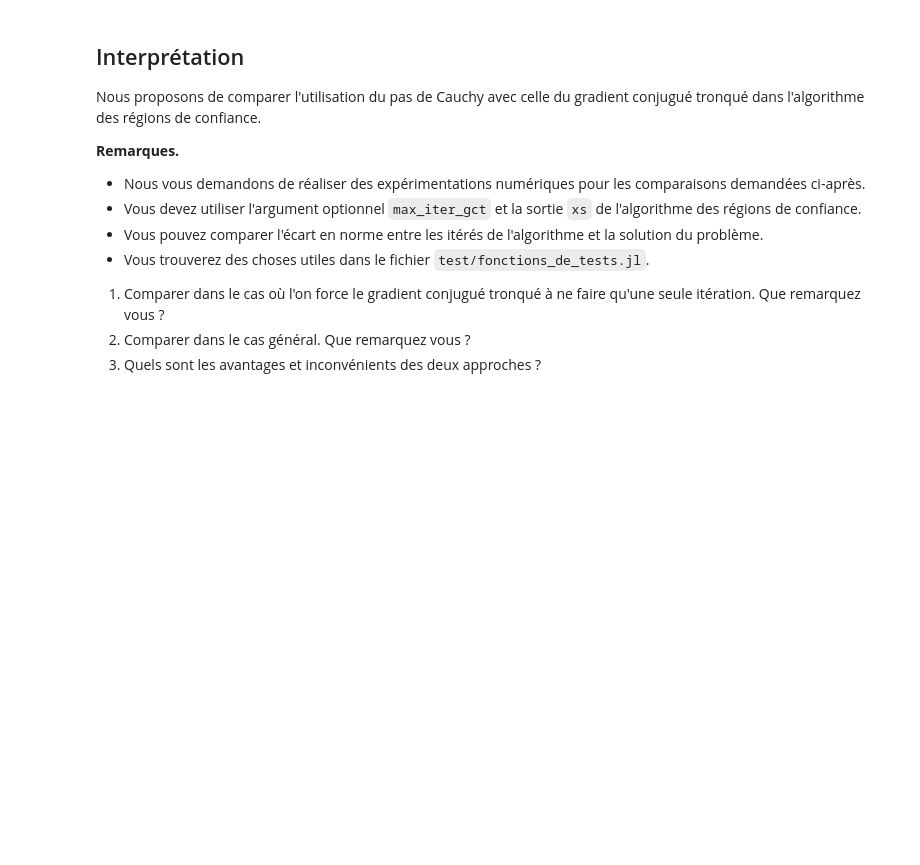
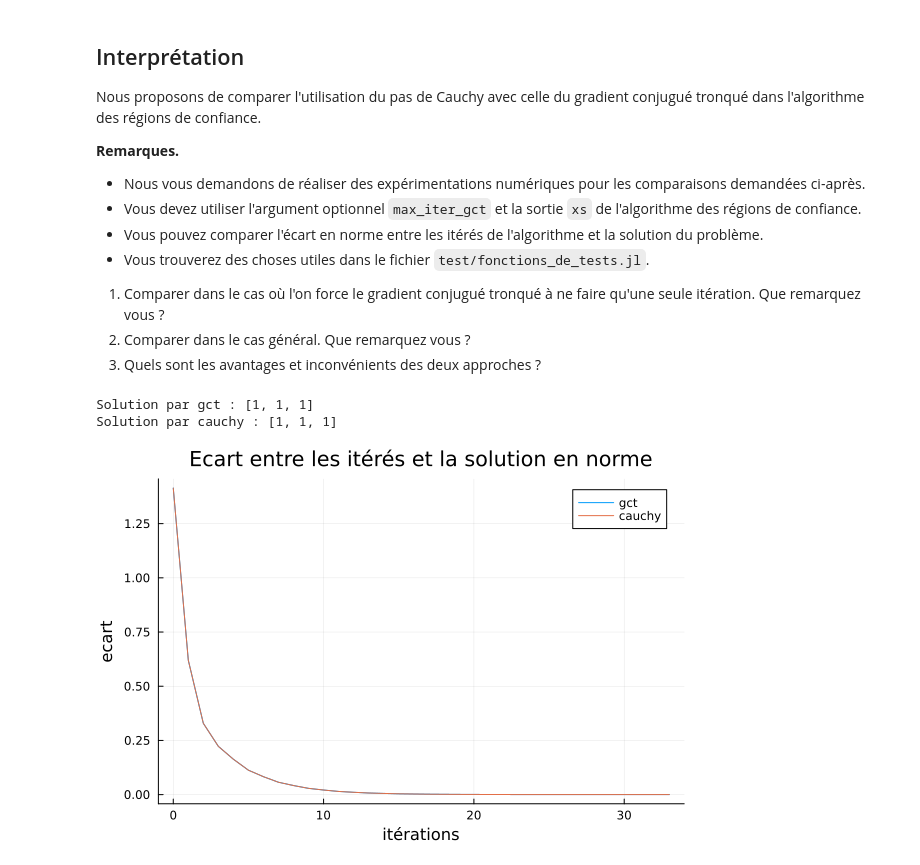
Before and after one commit to XNxa/Projet-Opti, a Jupyter notebook: notebooks/regions_de_confiance.ipynb, the cells around one changed output. Cells and saved outputs as stored; diff of their text form; code cells hidden in the pictures; blank space fills up the shorter version.

```diff
--- a/notebooks/regions_de_confiance.ipynb
+++ b/notebooks/regions_de_confiance.ipynb
@@ -162,0 +201,36 @@ Nous proposons de comparer l'utilisation du pas de Cauchy avec celle du gradient
+# %%
+using Plots
+
+# 1. Comparaison des deux algorithmes avec une itération pour gct.
+
+include("../src/Regions_De_Confiance.jl")
+include("../test/fonctions_de_tests.jl")
+
+max_iter_gct = 1
+x0_f1 = [1; 0; 0]
+solution = [1; 1; 1]
+
+x_sol_gct, f_sol_gct, flag_gct, nb_iters_gct, xs_gct = regions_de_confiance(fct1, grad_fct1, hess_fct1, x0_f1, algo_pas="gct", max_iter_gct=max_iter_gct)
+x_sol_cauchy, f_sol_cauchy, flag_cauchy, nb_iters_cauchy, xs_cauchy = regions_de_confiance(fct1, grad_fct1, hess_fct1, x0_f1, algo_pas="cauchy")
+
+# 1.1 Comparaison des ecarts en norme etre les itérés et la solution
+
+ecart_gct = []
+ecart_cauchy = []
+
+for i in 1:length(xs_gct)
+    push!(ecart_gct, norm(xs_gct[i] - solution))
+end
+for i in 1:length(xs_cauchy)
+    push!(ecart_cauchy, norm(xs_cauchy[i] - solution))
+end
+
+print("Solution par gct : ", solution, "\n")
+print("Solution par cauchy : ", solution, "\n")
+
+plot(0:(length(xs_gct)-1), ecart_gct, label="gct", xlabel="itérations", ylabel="ecart", title="Ecart entre les itérés et la solution en norme")
+plot!(0:(length(xs_cauchy)-1), ecart_cauchy, label="cauchy")
+# %% [output]
+Solution par gct : [1, 1, 1]
+Solution par cauchy : [1, 1, 1]
+[figure, added]
```
Also changed, not shown: parts of 13 cells of this notebook, 5 other files.
